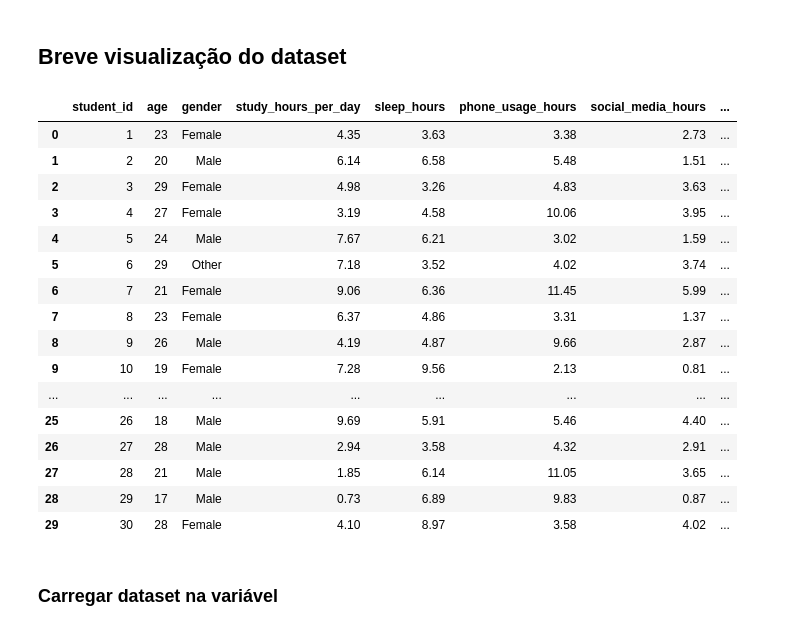
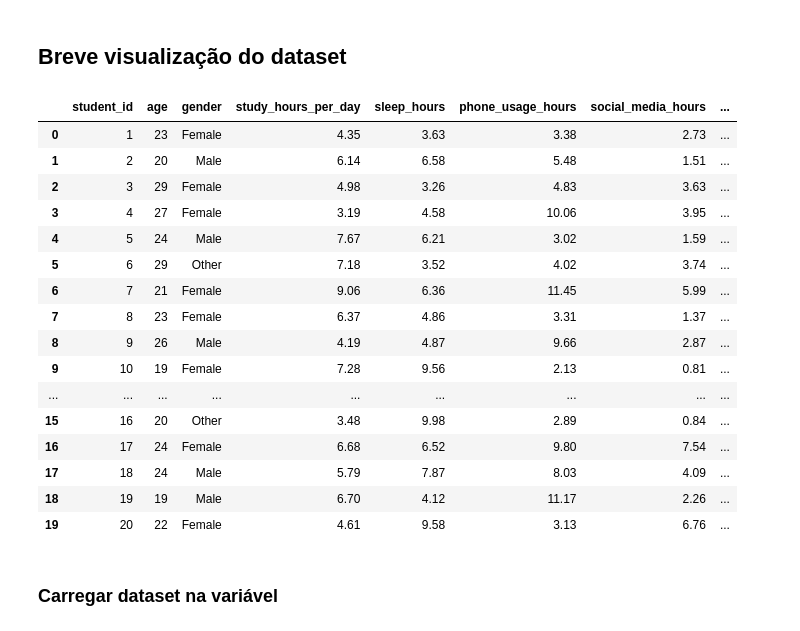
Before and after one commit to jefersonferreirafagundes-eng/MVP-ML-Analytics, a Jupyter notebook: JFF_MVP_Análise.ipynb, the cells around one changed output. Saved outputs shown, nothing was run; the diff lists cells and outputs as text; code cells hidden in the pictures.

```diff
--- a/JFF_MVP_Análise.ipynb
+++ b/JFF_MVP_Análise.ipynb
@@ -92,25 +92,25 @@ dataset = pd.read_csv(url, delimiter=',')
 # %% [markdown]
 ## Breve visualização do dataset
 # %%
-dataset.head(30)
+dataset.head(20)
 # %% [output]
 |  | student_id | age | gender | study_hours_per_day | sleep_hours | phone_usage_hours | social_media_hours | ... |
 | 0 | 1 | 23 | Female | 4.35 | 3.63 | 3.38 | 2.73 | ... |
 | 1 | 2 | 20 | Male | 6.14 | 6.58 | 5.48 | 1.51 | ... |
 | 2 | 3 | 29 | Female | 4.98 | 3.26 | 4.83 | 3.63 | ... |
 | 3 | 4 | 27 | Female | 3.19 | 4.58 | 10.06 | 3.95 | ... |
 | 4 | 5 | 24 | Male | 7.67 | 6.21 | 3.02 | 1.59 | ... |
 | 5 | 6 | 29 | Other | 7.18 | 3.52 | 4.02 | 3.74 | ... |
 | 6 | 7 | 21 | Female | 9.06 | 6.36 | 11.45 | 5.99 | ... |
 | 7 | 8 | 23 | Female | 6.37 | 4.86 | 3.31 | 1.37 | ... |
 | 8 | 9 | 26 | Male | 4.19 | 4.87 | 9.66 | 2.87 | ... |
 | 9 | 10 | 19 | Female | 7.28 | 9.56 | 2.13 | 0.81 | ... |
 | ... | ... | ... | ... | ... | ... | ... | ... | ... |
-| 25 | 26 | 18 | Male | 9.69 | 5.91 | 5.46 | 4.40 | ... |
-| 26 | 27 | 28 | Male | 2.94 | 3.58 | 4.32 | 2.91 | ... |
-| 27 | 28 | 21 | Male | 1.85 | 6.14 | 11.05 | 3.65 | ... |
-| 28 | 29 | 17 | Male | 0.73 | 6.89 | 9.83 | 0.87 | ... |
-| 29 | 30 | 28 | Female | 4.10 | 8.97 | 3.58 | 4.02 | ... |
+| 15 | 16 | 20 | Other | 3.48 | 9.98 | 2.89 | 0.84 | ... |
+| 16 | 17 | 24 | Female | 6.68 | 6.52 | 9.80 | 7.54 | ... |
+| 17 | 18 | 24 | Male | 5.79 | 7.87 | 8.03 | 4.09 | ... |
+| 18 | 19 | 19 | Male | 6.70 | 4.12 | 11.17 | 2.26 | ... |
+| 19 | 20 | 22 | Female | 4.61 | 9.58 | 3.13 | 6.76 | ... |
 # %% [markdown]
 ### Carregar dataset na variável
 # %%
```
Also changed, not shown: parts of 2 cells of this notebook.
